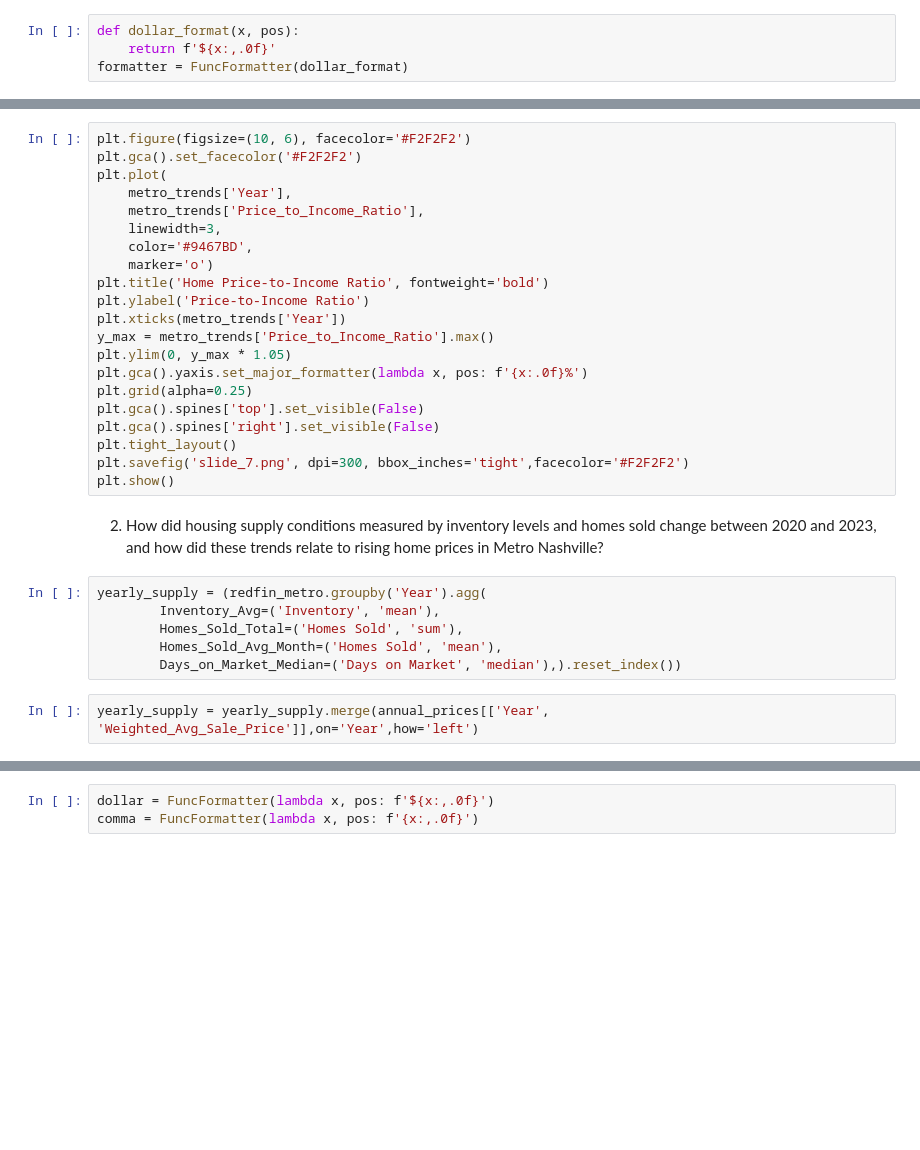
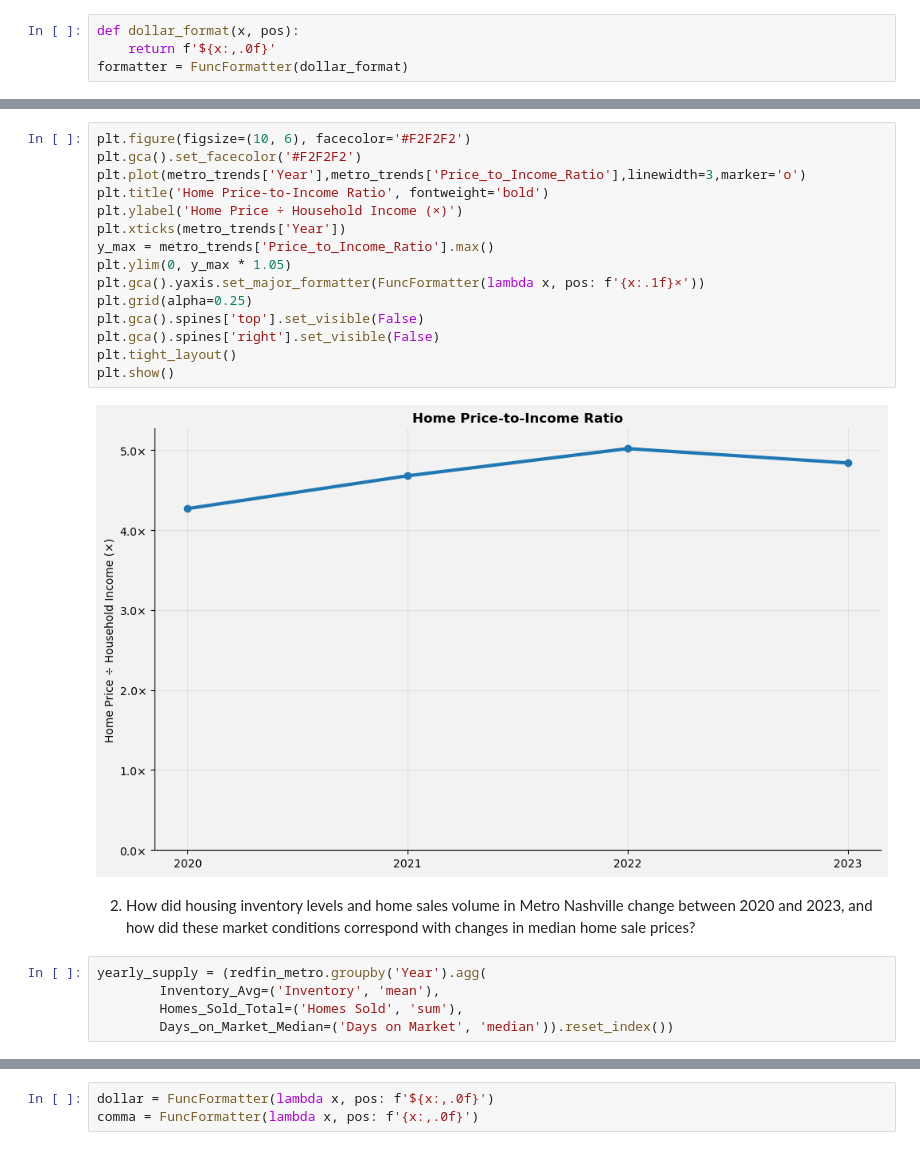
Before and after one commit to lukemgaff/Capstone-Project, a Jupyter notebook: luke_capstone.ipynb, the cells around one changed output, grey strips where cells are left out. Saved outputs shown, nothing was run; the diff lists cells and outputs as text; blank space fills up the shorter version.

```diff
--- a/luke_capstone.ipynb
+++ b/luke_capstone.ipynb
@@ -324,33 +303,26 @@ plt.show()
 # %%
 plt.figure(figsize=(10, 6), facecolor='#F2F2F2')
 plt.gca().set_facecolor('#F2F2F2')
-plt.plot(
-    metro_trends['Year'],
-    metro_trends['Price_to_Income_Ratio'],
-    linewidth=3,
-    color='#9467BD',
-    marker='o')
+plt.plot(metro_trends['Year'],metro_trends['Price_to_Income_Ratio'],linewidth=3,marker='o')
 plt.title('Home Price-to-Income Ratio', fontweight='bold')
-plt.ylabel('Price-to-Income Ratio')
+plt.ylabel('Home Price ÷ Household Income (×)')
 plt.xticks(metro_trends['Year'])
 y_max = metro_trends['Price_to_Income_Ratio'].max()
 plt.ylim(0, y_max * 1.05)
-plt.gca().yaxis.set_major_formatter(lambda x, pos: f'{x:.0f}%')
+plt.gca().yaxis.set_major_formatter(FuncFormatter(lambda x, pos: f'{x:.1f}×'))
 plt.grid(alpha=0.25)
 plt.gca().spines['top'].set_visible(False)
 plt.gca().spines['right'].set_visible(False)
 plt.tight_layout()
-plt.savefig('slide_7.png', dpi=300, bbox_inches='tight',facecolor='#F2F2F2')
 plt.show()
+# %% [output]
+[figure, added]
 # %% [markdown]
-2. How did housing supply conditions measured by inventory levels and homes sold change between 2020 and 2023, and how did these trends relate to rising home prices in Metro Nashville?
+2. How did housing inventory levels and home sales volume in Metro Nashville change between 2020 and 2023, and how did these market conditions correspond with changes in median home sale prices?
 # %%
 yearly_supply = (redfin_metro.groupby('Year').agg(
         Inventory_Avg=('Inventory', 'mean'),
         Homes_Sold_Total=('Homes Sold', 'sum'),
-        Homes_Sold_Avg_Month=('Homes Sold', 'mean'),
-        Days_on_Market_Median=('Days on Market', 'median'),).reset_index())
+        Days_on_Market_Median=('Days on Market', 'median')).reset_index())
-# %%
-yearly_supply = yearly_supply.merge(annual_prices[['Year', 'Weighted_Avg_Sale_Price']],on='Year',how='left')
 # %%
 yearly_supply
```
Also changed, not shown: parts of 90 cells of this notebook, 18 other files.
